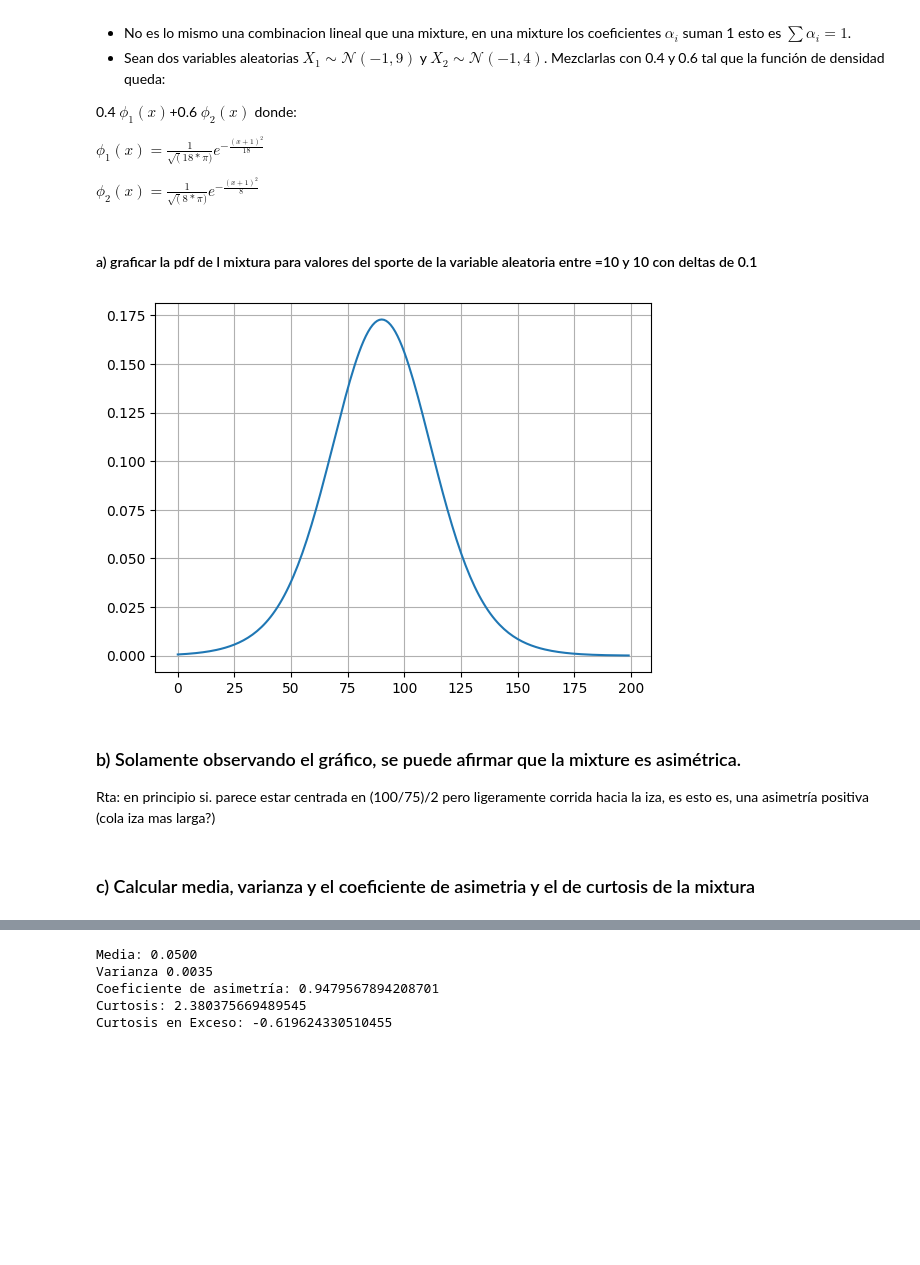
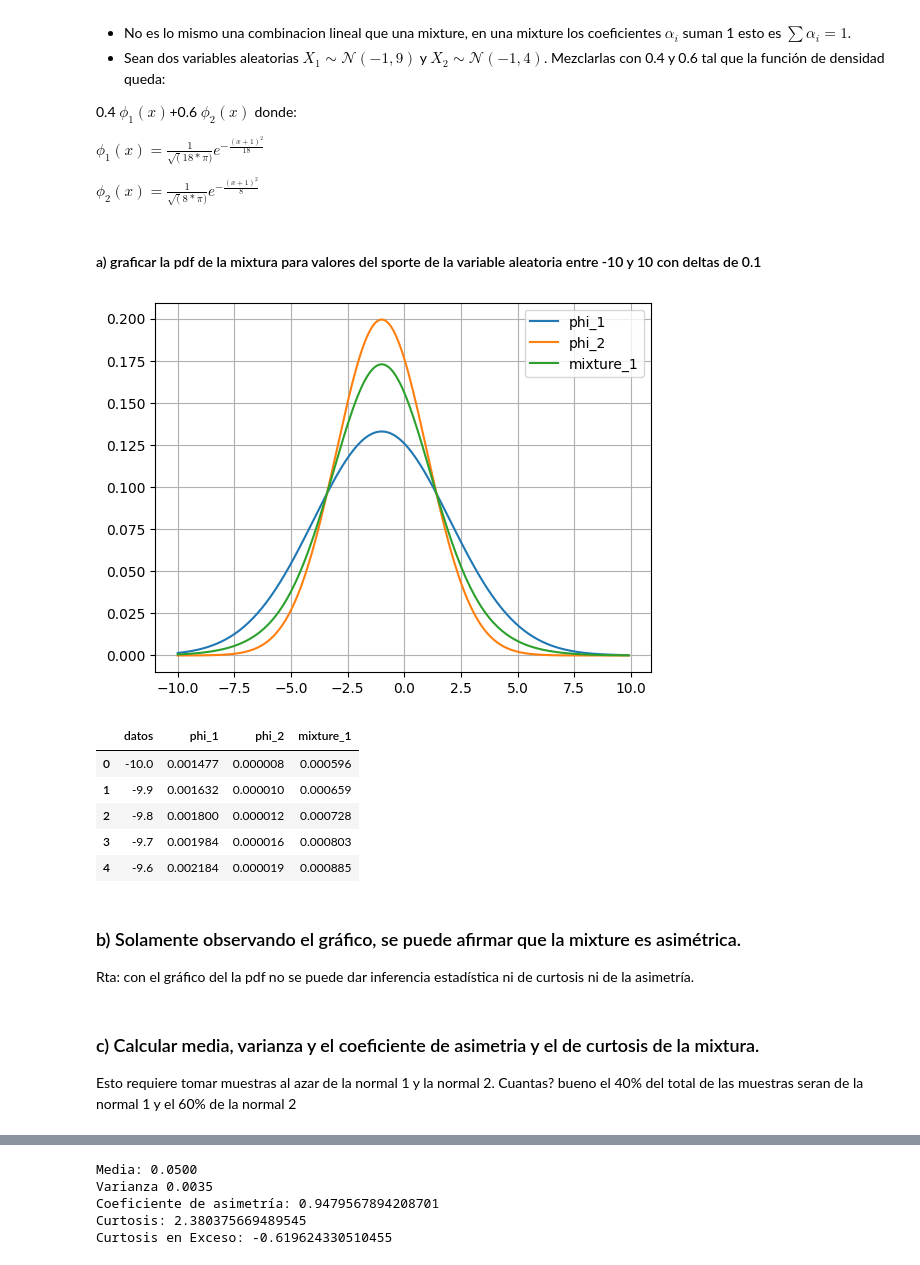
Before and after one commit to carbonecar/modelado_estocastico, a Jupyter notebook: clase_02/practica_02.ipynb, the cells around one changed output, grey strips where cells are left out. Drawn from its saved outputs; the diff is of its cells as text; code cells hidden in the pictures; blank space fills up the shorter version.

```diff
--- a/clase_02/practica_02.ipynb
+++ b/clase_02/practica_02.ipynb
@@ -24,23 +25,65 @@ ${\phi_1(x)=\frac{1}{{\sqrt(18*\pi)}}e ^{-\frac{(x+1)^2}{18}}}$
 
 ${\phi_2(x)=\frac{1}{{\sqrt(8*\pi)}}e ^{-\frac{(x+1)^2}{8}}}$
 # %% [markdown]
-#### a) graficar la pdf de l mixtura para valores del sporte de la variable aleatoria entre =10 y 10 con deltas de 0.1
+#### a) graficar la pdf de la mixtura para valores del sporte de la variable aleatoria entre -10 y 10 con deltas de 0.1
 # %%
+from scipy.stats import kurtosis, skew
+
+w1=0.4
+w2=0.6
+mu1=-1
+mu2=-1
+
 datos=np.arange(start=-10,stop=10,step=0.1)
-
 df_datos=pd.DataFrame(datos,columns=['datos'])
 
-df_datos['phi_1']=df_datos['datos'].apply(funcion_normal,media=-1,varianza=9)
 
-df_datos['phi_2']=df_datos['datos'].apply(funcion_normal,media=-1,varianza=4)
+#df_datos['phi_1']=df_datos['datos'].apply(funcion_normal,media=-1,varianza=9)
+#df_datos['phi_2']=df_datos['datos'].apply(funcion_normal,media=-1,varianza=4)
+#df_datos['mixture_1']=df_datos['datos'].apply(funcion_densidad_mixture,media_1=-1,varianza_1=9,media_2=-1,varianza_2=4,peso_1=.4,peso_2=.6)
 
-df_datos['mixture_1']=0.4*df_datos['phi_1']+0.6*df_datos['phi_2']
+df_datos['phi_1']=norm.pdf(loc=mu1,scale=3,x=df_datos['datos'])
+df_datos['phi_2']=norm.pdf(loc=mu2,scale=2,x=df_datos['datos'])
 
-df_datos['mixture_1'].plot().grid()
+
+df_datos['mixture_1']=w1*df_datos['phi_1']+w2*df_datos['phi_2']
+
+plt.figure()
+plt.plot(df_datos['datos'],df_datos['phi_1'],label='phi_1')
+plt.plot(df_datos['datos'],df_datos['phi_2'],label='phi_2')
+plt.plot(df_datos['datos'],df_datos['mixture_1'],label='mixture_1')
+plt.legend()
+plt.grid()
+plt.show()
+
+df_datos.head()
+
+
+## Misma media diferente varianza se supone que es simetrica y leptocurtica
+#print(f"curtosis en exeso: {df_datos['mixture_1'].kurt():0.4f}")
+# Sin embargo kurt me da -0.62
+
+#Esto no tiene sentído estadístico porque es la curtosis de la pdf, La cutosis y simetria se calcula sobre muestras
+#print("Curtosis en exceso:", kurtosis(df_datos['mixture_1']))  # (Fisher=True por defecto)
+
+
+#Asi es como se grafica sin necesidad de armar la función, armo la función solo porque el ejercicio lo pide:
+#norm.pdf(loc=-1,scale=3,x=df_datos['datos'])
+#norm.pdf(loc=-1,scale=2,x=df_datos['datos'])
+
+#df_norm_a=pd.DataFrame(norm_a,columns=['datos_norm_a'])
+#df_norm_a.plot(legend='pdf_norm_a').grid()
 # %% [output]
-[figure, old version]
+[figure, new version]
+|  | datos | phi_1 | phi_2 | mixture_1 |
+| 0 | -10.0 | 0.001477 | 0.000008 | 0.000596 |
+| 1 | -9.9 | 0.001632 | 0.000010 | 0.000659 |
+| 2 | -9.8 | 0.001800 | 0.000012 | 0.000728 |
+| 3 | -9.7 | 0.001984 | 0.000016 | 0.000803 |
+| 4 | -9.6 | 0.002184 | 0.000019 | 0.000885 |
 # %% [markdown]
 ### b) Solamente observando el gráfico, se puede afirmar que la mixture es asimétrica.
-Rta: en principio si. parece estar centrada en (100/75)/2 pero ligeramente corrida hacia la iza, es esto es, una asimetría positiva (cola iza mas larga?)
+Rta: con el gráfico del la pdf no se puede dar inferencia estadística ni de curtosis ni de la asimetría.
 # %% [markdown]
-### c) Calcular media, varianza y el coeficiente de asimetria y el de curtosis de la mixtura
+### c) Calcular media, varianza y el coeficiente de asimetria y el de curtosis de la mixtura.
+Esto requiere tomar muestras al azar de la normal 1 y la normal 2. Cuantas? bueno el 40% del total de las muestras seran de la normal 1 y el 60% de la normal 2
```
Also changed, not shown: parts of 8 cells of this notebook, 20 other files.
